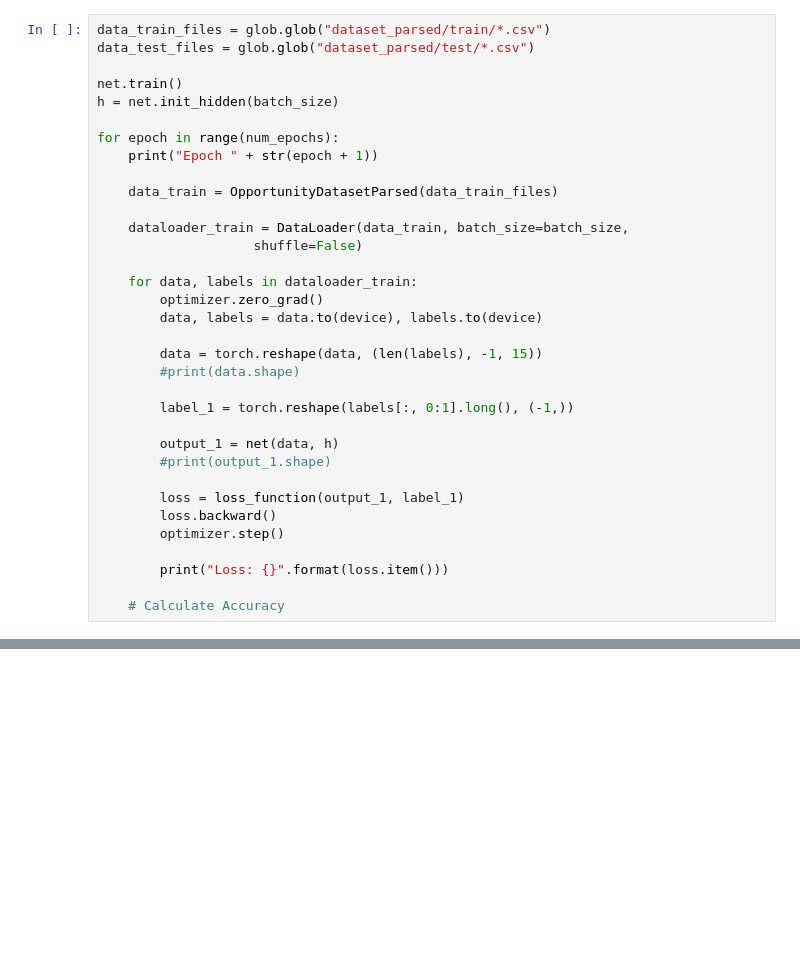
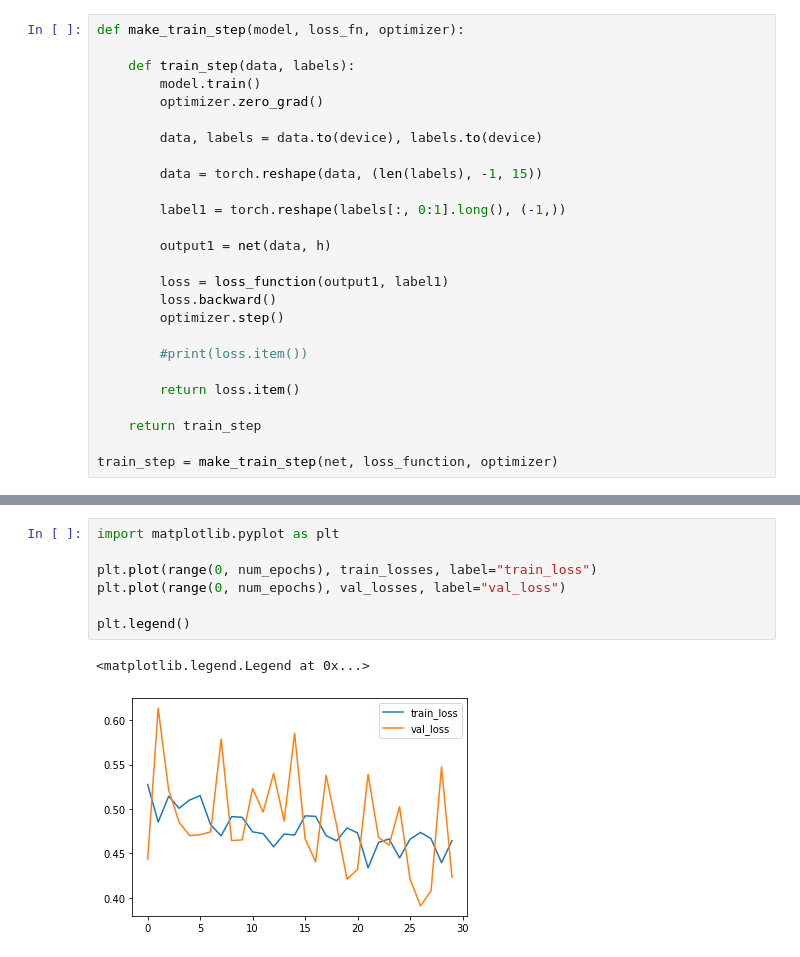
Before and after one commit to Ghifarahadian/concurrent-activity-recognition, a Jupyter notebook: CNNLSTM.ipynb, the cells around one changed output, grey strips where cells are left out. Saved outputs shown, nothing was run; the diff lists cells and outputs as text; blank space fills up the shorter version.

Commit message:
Update CNNLSTM.ipynb
Finish all training architecture

```diff
--- a/CNNLSTM.ipynb
+++ b/CNNLSTM.ipynb
@@ -178,34 +157,26 @@ torch.Size([32])
 # %%
-data_train_files = glob.glob("dataset_parsed/train/*.csv")
-data_test_files = glob.glob("dataset_parsed/test/*.csv")
+def make_train_step(model, loss_fn, optimizer):
 
-net.train()
-h = net.init_hidden(batch_size)
+    def train_step(data, labels):
+        model.train()
+        optimizer.zero_grad()
 
-for epoch in range(num_epochs):
-    print("Epoch " + str(epoch + 1))
-
-    data_train = OpportunityDatasetParsed(data_train_files)
-
-    dataloader_train = DataLoader(data_train, batch_size=batch_size,
-                    shuffle=False)
-
-    for data, labels in dataloader_train:
-        optimizer.zero_grad()
         data, labels = data.to(device), labels.to(device)
 
         data = torch.reshape(data, (len(labels), -1, 15))
-        #print(data.shape)
 
-        label_1 = torch.reshape(labels[:, 0:1].long(), (-1,))
+        label1 = torch.reshape(labels[:, 0:1].long(), (-1,))
 
-        output_1 = net(data, h)
-        #print(output_1.shape)
+        output1 = net(data, h)
 
-        loss = loss_function(output_1, label_1)
+        loss = loss_function(output1, label1)
         loss.backward()
         optimizer.step()
 
-        print("Loss: {}".format(loss.item()))
+        #print(loss.item())
 
-    # Calculate Accuracy
+        return loss.item()
+
+    return train_step
+
+train_step = make_train_step(net, loss_function, optimizer)
@@ -234 +249,11 @@ tensor([ 0.1042, -0.1701,  0.0515], device='cuda:0', grad_fn=<AddBackward0>)
+# %%
+import matplotlib.pyplot as plt
+
+plt.plot(range(0, num_epochs), train_losses, label="train_loss")
+plt.plot(range(0, num_epochs), val_losses, label="val_loss")
+
+plt.legend()
+# %% [output]
+<matplotlib.legend.Legend at 0x...>
+[figure, added]
 # %%
```
Also changed, not shown: parts of 17 cells of this notebook.
